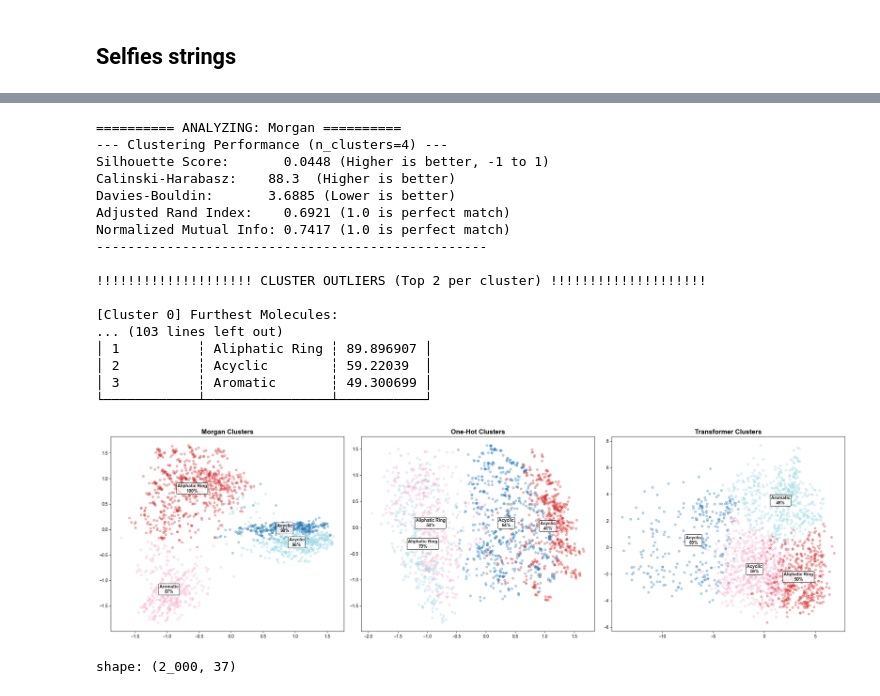
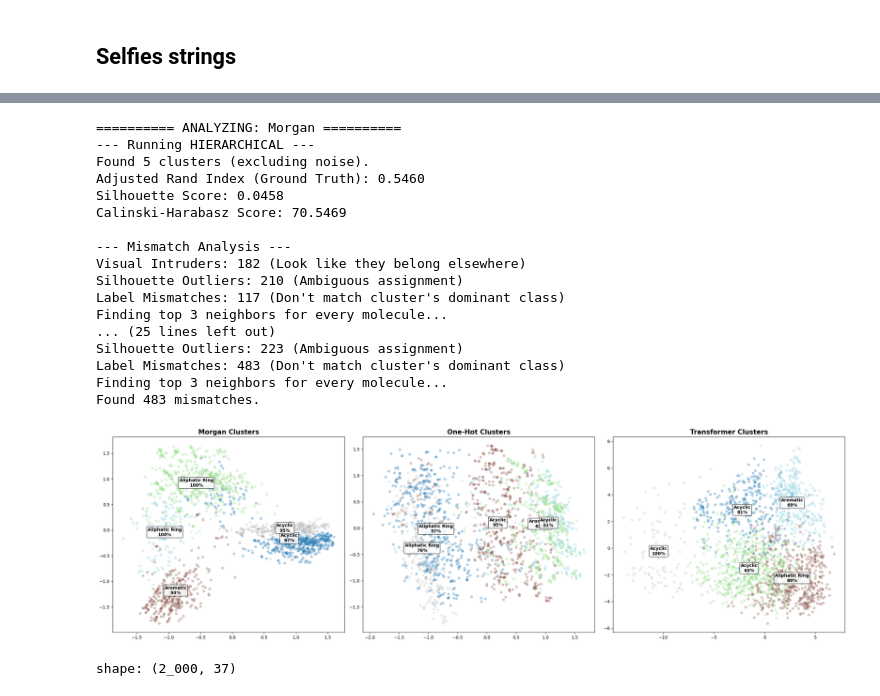
Before and after one commit to karlfindhansen/Non-Euclidean-Distances-in-Molecular-Representation, a Jupyter notebook: notebooks/QM9/euclidan_baselines.ipynb, the cells around one changed output, grey strips where cells are left out. Saved outputs shown, nothing was run; the diff lists cells and outputs as text; code cells hidden in the pictures.

Commit message:
made clustering pipeline

```diff
--- a/notebooks/QM9/euclidan_baselines.ipynb
+++ b/notebooks/QM9/euclidan_baselines.ipynb
@@ -485,24 +523,24 @@ def analyze_molecular_clusters(df: pl.DataFrame, n_clusters: int = 5):
 # %%
-analyze_molecular_clusters(qm9.df, n_clusters=4)
+analyze_molecular_clusters(qm9.df, method='hierarchical')
 # %% [output]
 ========== ANALYZING: Morgan ==========
---- Clustering Performance (n_clusters=4) ---
-Silhouette Score:       0.0448 (Higher is better, -1 to 1)
-Calinski-Harabasz:    88.3  (Higher is better)
-Davies-Bouldin:       3.6885 (Lower is better)
-Adjusted Rand Index:    0.6921 (1.0 is perfect match)
-Normalized Mutual Info: 0.7417 (1.0 is perfect match)
---------------------------------------------------
+--- Running HIERARCHICAL ---
+Found 5 clusters (excluding noise).
+Adjusted Rand Index (Ground Truth): 0.5460
+Silhouette Score: 0.0458
+Calinski-Harabasz Score: 70.5469
 
-!!!!!!!!!!!!!!!!!!!! CLUSTER OUTLIERS (Top 2 per cluster) !!!!!!!!!!!!!!!!!!!!
-
-[Cluster 0] Furthest Molecules:
-... (103 lines left out)
-│ 1          ┆ Aliphatic Ring ┆ 89.896907 │
-│ 2          ┆ Acyclic        ┆ 59.22039  │
-│ 3          ┆ Aromatic       ┆ 49.300699 │
-└────────────┴────────────────┴───────────┘
+--- Mismatch Analysis ---
+Visual Intruders: 182 (Look like they belong elsewhere)
+Silhouette Outliers: 210 (Ambiguous assignment)
+Label Mismatches: 117 (Don't match cluster's dominant class)
+Finding top 3 neighbors for every molecule...
+... (25 lines left out)
+Silhouette Outliers: 223 (Ambiguous assignment)
+Label Mismatches: 483 (Don't match cluster's dominant class)
+Finding top 3 neighbors for every molecule...
+Found 483 mismatches.
-[figure, old version]
+[figure, new version]
 # %%
 qm9.df
 # %% [output]
```
Also changed, not shown: parts of 9 cells of this notebook, 12 other files.
